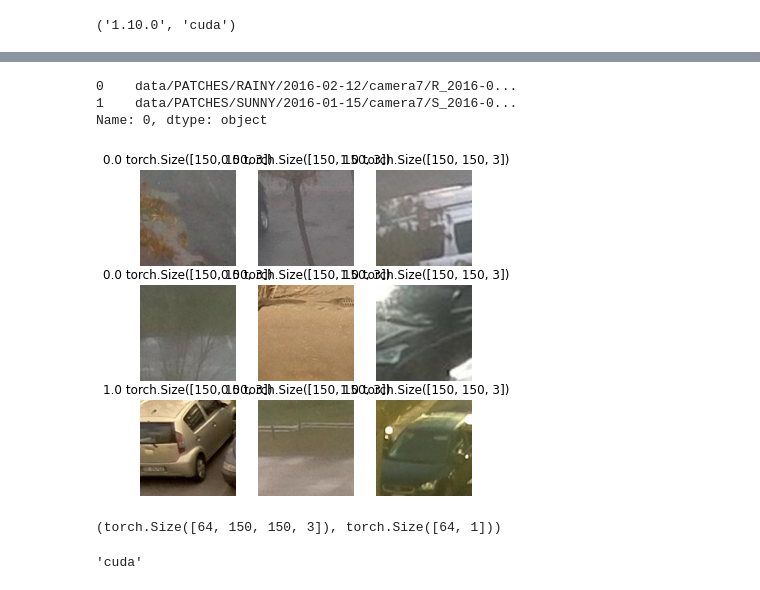
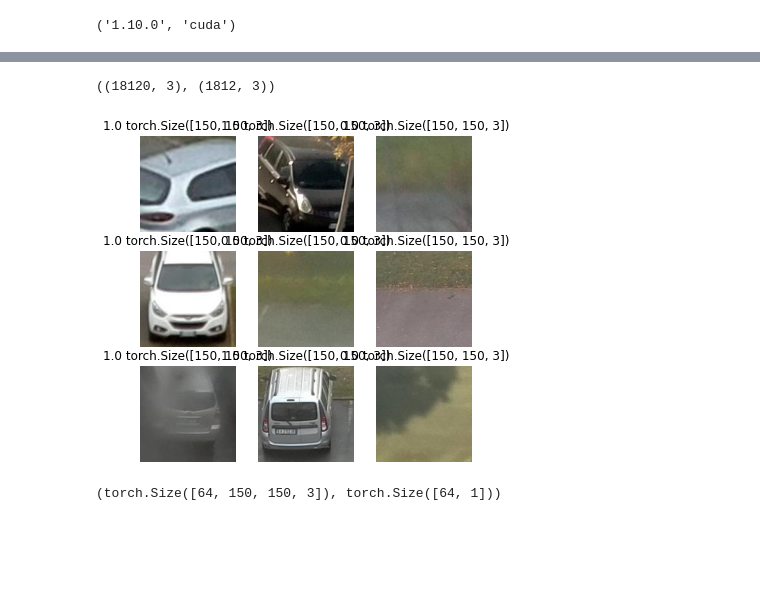
Before and after one commit to lesanpi/parking-ai, a Jupyter notebook: model_base.ipynb, the cells around one changed output, grey strips where cells are left out. Saved outputs shown, nothing was run; the diff lists cells and outputs as text; code cells hidden in the pictures; blank space fills up the shorter version.

```diff
--- a/model_base.ipynb
+++ b/model_base.ipynb
@@ -74,3 +54,10 @@ data[:1].head()
+# %%
+train = pd.read_csv(f'{PATH}/train.csv')
+val = pd.read_csv(f'{PATH}/validation.csv')
+
+train.shape, val.shape
+# %% [output]
+((18120, 3), (1812, 3))
 # %%
 class Dataset(torch.utils.data.Dataset):
     def __init__(self, images, labels=None, train=True):
@@ -89,35 +76,28 @@ class Dataset(torch.utils.data.Dataset):
         if self.train:
             return torch.from_numpy(img), torch.tensor([self.labels[ix]]).float()
         return torch.from_numpy(img)
-# %%
-train = data
-# %%
-train[0][:2]
-# %% [output]
-0    data/PATCHES/RAINY/2016-02-12/camera7/R_2016-0...
-1    data/PATCHES/SUNNY/2016-01-15/camera7/S_2016-0...
-Name: 0, dtype: object
 # %%
 dataset = {
-    'train': Dataset(train[0][:10000], train[1][:10000]),
+    'train': Dataset(train["0"], train["1"]),
+    'val': Dataset(val["0"], val["1"]),
 }
 # %%
 import matplotlib.pyplot as plt
 import random
 
 r, c = 3, 3
 fig = plt.figure(figsize=(2*c, 2*r))
 for _r in range(r):
     for _c in range(c):
         plt.subplot(r, c, _r*c + _c + 1)
-        ix = random.randint(0, len(dataset['train'])-1)
-        img, label = dataset['train'][ix]
+        ix = random.randint(0, len(dataset['val'])-1)
+        img, label = dataset['val'][ix]
         plt.imshow(img)
         plt.title(f"{label.item()} {img.shape}")
         plt.axis(False)
 plt.show()
 # %% [output]
-[figure, old version]
+[figure, new version]
 # %%
 class Net(torch.nn.Module):
     def __init__(self):
@@ -152,7 +133,3 @@ def AUC(outputs, labels):
     labels = labels.numpy()
     auc = roc_auc_score(labels, outputs)
     return auc
-# %%
-DEVICE
-# %% [output]
-'cuda'
```
Also changed, not shown: parts of 16 cells of this notebook, 2 other files.
